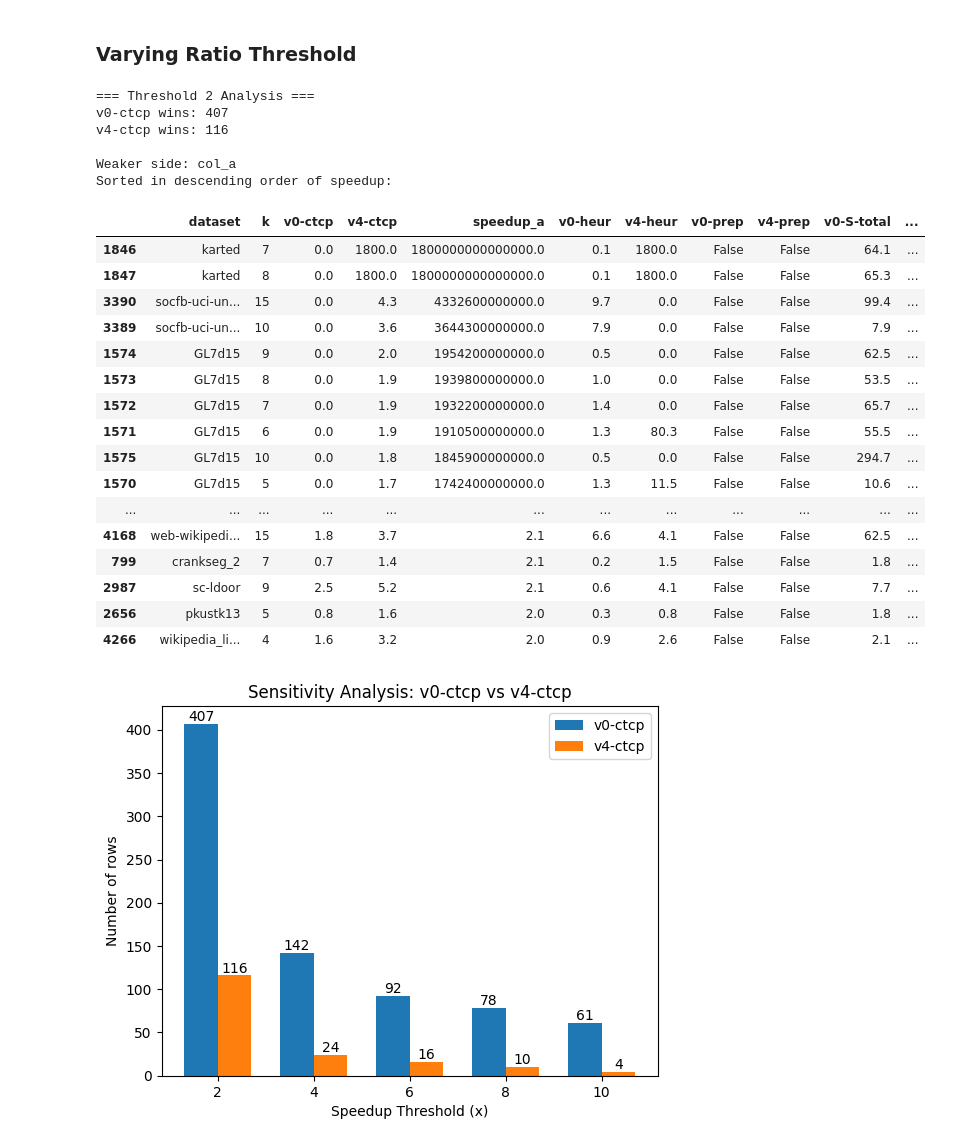
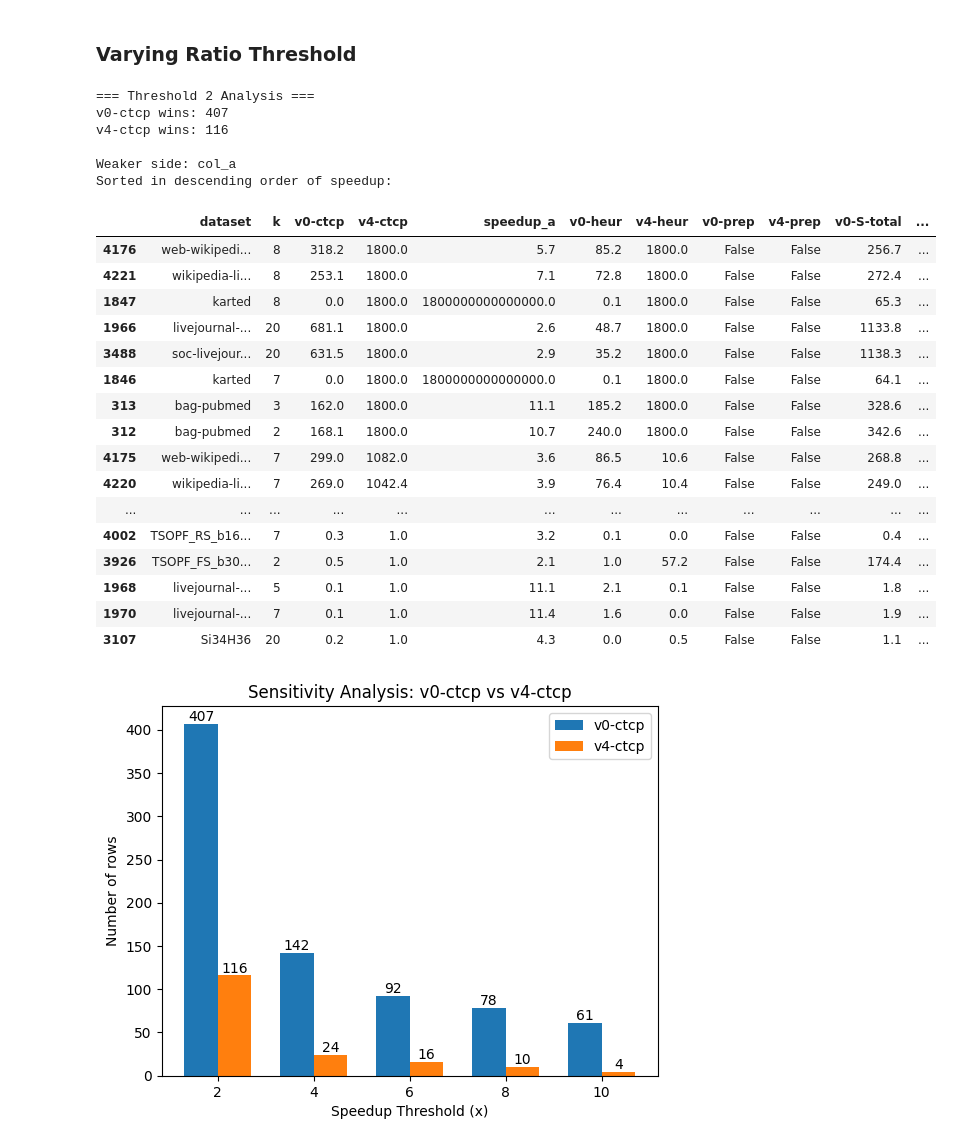
Before and after one commit to akhlaqueak/kplex-ML, a Jupyter notebook: notebooks/preprocessing.ipynb, the cells around one changed output. Drawn from its saved outputs; the diff is of its cells as text; code cells hidden in the pictures.

```diff
--- a/notebooks/preprocessing.ipynb
+++ b/notebooks/preprocessing.ipynb
@@ -173,7 +173,7 @@ b_wins = df_filtered[df_filtered["speedup_b"] >= threshold_check].copy()
 # Determine weaker side
 if len(a_wins) > len(b_wins):
     weaker = "A"
-    weaker_df = a_wins.sort_values(by="speedup_a", ascending=False)
+    weaker_df = a_wins.sort_values(by="v4-ctcp", ascending=False)
     speed_col = "speedup_a"
     wc=col_a.split("-")[0]
 elif len(b_wins) > len(a_wins):
@@ -236,47 +236,47 @@ bars_b = plt.bar([i + width/2 for i in x], b_counts, width, label=col_b)
 # Annotate
 def add_labels(bars):
     for bar in bars:
         height = bar.get_height()
         plt.text(
             bar.get_x() + bar.get_width()/2,
             height,
             f"{int(height)}",
             ha='center',
             va='bottom'
         )
 
 add_labels(bars_a)
 add_labels(bars_b)
 
 plt.xticks(x, thresholds)
 plt.xlabel("Speedup Threshold (x)")
 plt.ylabel("Number of rows")
 plt.title(f"Sensitivity Analysis: {col_a} vs {col_b}")
 
 plt.legend()
 plt.show()
 # %% [output]
 === Threshold 2 Analysis ===
 v0-ctcp wins: 407
 v4-ctcp wins: 116
 
 Weaker side: col_a
 Sorted in descending order of speedup:
 |  | dataset | k | v0-ctcp | v4-ctcp | speedup_a | v0-heur | v4-heur | v0-prep | v4-prep | v0-S-total | ... |
+| 4176 | web-wikipedi... | 8 | 318.2 | 1800.0 | 5.7 | 85.2 | 1800.0 | False | False | 256.7 | ... |
+| 4221 | wikipedia-li... | 8 | 253.1 | 1800.0 | 7.1 | 72.8 | 1800.0 | False | False | 272.4 | ... |
+| 1847 | karted | 8 | 0.0 | 1800.0 | 1800000000000000.0 | 0.1 | 1800.0 | False | False | 65.3 | ... |
+| 1966 | livejournal-... | 20 | 681.1 | 1800.0 | 2.6 | 48.7 | 1800.0 | False | False | 1133.8 | ... |
+| 3488 | soc-livejour... | 20 | 631.5 | 1800.0 | 2.9 | 35.2 | 1800.0 | False | False | 1138.3 | ... |
 | 1846 | karted | 7 | 0.0 | 1800.0 | 1800000000000000.0 | 0.1 | 1800.0 | False | False | 64.1 | ... |
-| 1847 | karted | 8 | 0.0 | 1800.0 | 1800000000000000.0 | 0.1 | 1800.0 | False | False | 65.3 | ... |
-| 3390 | socfb-uci-un... | 15 | 0.0 | 4.3 | 4332600000000.0 | 9.7 | 0.0 | False | False | 99.4 | ... |
-| 3389 | socfb-uci-un... | 10 | 0.0 | 3.6 | 3644300000000.0 | 7.9 | 0.0 | False | False | 7.9 | ... |
-| 1574 | GL7d15 | 9 | 0.0 | 2.0 | 1954200000000.0 | 0.5 | 0.0 | False | False | 62.5 | ... |
-| 1573 | GL7d15 | 8 | 0.0 | 1.9 | 1939800000000.0 | 1.0 | 0.0 | False | False | 53.5 | ... |
-| 1572 | GL7d15 | 7 | 0.0 | 1.9 | 1932200000000.0 | 1.4 | 0.0 | False | False | 65.7 | ... |
-| 1571 | GL7d15 | 6 | 0.0 | 1.9 | 1910500000000.0 | 1.3 | 80.3 | False | False | 55.5 | ... |
-| 1575 | GL7d15 | 10 | 0.0 | 1.8 | 1845900000000.0 | 0.5 | 0.0 | False | False | 294.7 | ... |
-| 1570 | GL7d15 | 5 | 0.0 | 1.7 | 1742400000000.0 | 1.3 | 11.5 | False | False | 10.6 | ... |
+| 313 | bag-pubmed | 3 | 162.0 | 1800.0 | 11.1 | 185.2 | 1800.0 | False | False | 328.6 | ... |
+| 312 | bag-pubmed | 2 | 168.1 | 1800.0 | 10.7 | 240.0 | 1800.0 | False | False | 342.6 | ... |
+| 4175 | web-wikipedi... | 7 | 299.0 | 1082.0 | 3.6 | 86.5 | 10.6 | False | False | 268.8 | ... |
+| 4220 | wikipedia-li... | 7 | 269.0 | 1042.4 | 3.9 | 76.4 | 10.4 | False | False | 249.0 | ... |
 | ... | ... | ... | ... | ... | ... | ... | ... | ... | ... | ... | ... |
-| 4168 | web-wikipedi... | 15 | 1.8 | 3.7 | 2.1 | 6.6 | 4.1 | False | False | 62.5 | ... |
-| 799 | crankseg_2 | 7 | 0.7 | 1.4 | 2.1 | 0.2 | 1.5 | False | False | 1.8 | ... |
-| 2987 | sc-ldoor | 9 | 2.5 | 5.2 | 2.1 | 0.6 | 4.1 | False | False | 7.7 | ... |
-| 2656 | pkustk13 | 5 | 0.8 | 1.6 | 2.0 | 0.3 | 0.8 | False | False | 1.8 | ... |
-| 4266 | wikipedia_li... | 4 | 1.6 | 3.2 | 2.0 | 0.9 | 2.6 | False | False | 2.1 | ... |
+| 4002 | TSOPF_RS_b16... | 7 | 0.3 | 1.0 | 3.2 | 0.1 | 0.0 | False | False | 0.4 | ... |
+| 3926 | TSOPF_FS_b30... | 2 | 0.5 | 1.0 | 2.1 | 1.0 | 57.2 | False | False | 174.4 | ... |
+| 1968 | livejournal-... | 5 | 0.1 | 1.0 | 11.1 | 2.1 | 0.1 | False | False | 1.8 | ... |
+| 1970 | livejournal-... | 7 | 0.1 | 1.0 | 11.4 | 1.6 | 0.0 | False | False | 1.9 | ... |
+| 3107 | Si34H36 | 20 | 0.2 | 1.0 | 4.3 | 0.0 | 0.5 | False | False | 1.1 | ... |
 [figure]
```
Also changed, not shown: 1 other file.
